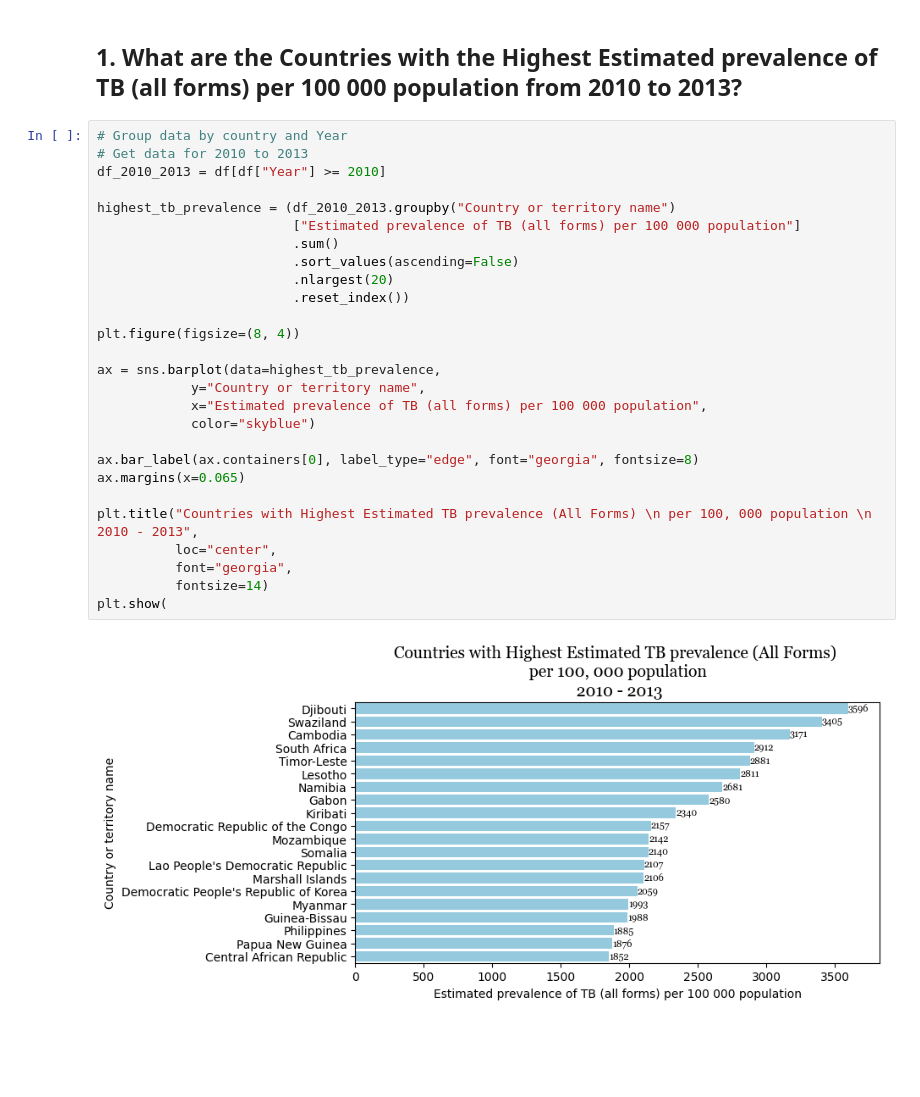
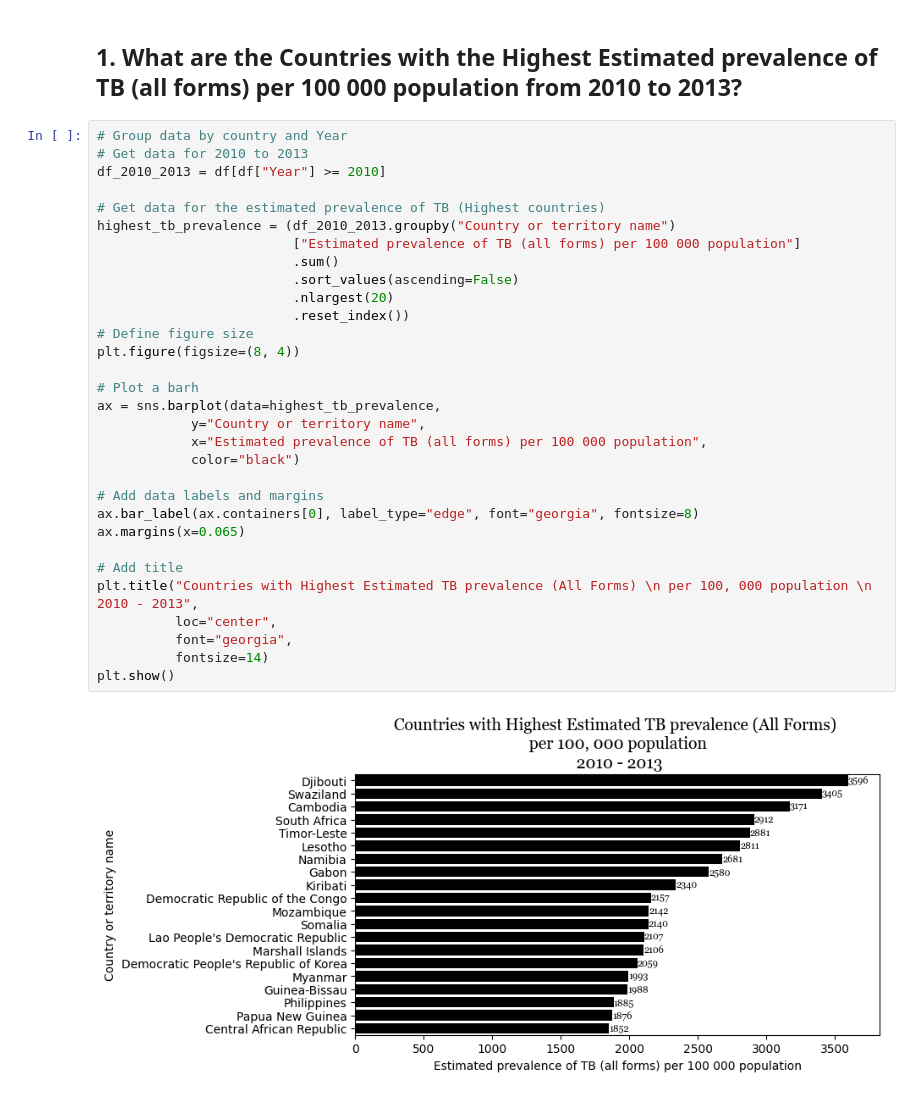
Before and after one commit to murithidenisgitobu/TB-BURDEN-IN-THE-WORLD, a Jupyter notebook: Notebook/TB.ipynb, the cells around one changed output. Saved outputs shown, nothing was run; the diff lists cells and outputs as text; blank space fills up the shorter version.

```diff
--- a/Notebook/TB.ipynb
+++ b/Notebook/TB.ipynb
@@ -287,29 +287,33 @@ for col in high_card_data.columns:
 # %%
 # Group data by country and Year
 # Get data for 2010 to 2013
 df_2010_2013 = df[df["Year"] >= 2010]
 
+# Get data for the estimated prevalence of TB (Highest countries)
 highest_tb_prevalence = (df_2010_2013.groupby("Country or territory name")
                          ["Estimated prevalence of TB (all forms) per 100 000 population"]
                          .sum()
                          .sort_values(ascending=False)
                          .nlargest(20)
                          .reset_index())
-
+# Define figure size
 plt.figure(figsize=(8, 4))
 
+# Plot a barh
 ax = sns.barplot(data=highest_tb_prevalence,
             y="Country or territory name",
             x="Estimated prevalence of TB (all forms) per 100 000 population",
-            color="skyblue")
+            color="black")
 
+# Add data labels and margins
 ax.bar_label(ax.containers[0], label_type="edge", font="georgia", fontsize=8)
 ax.margins(x=0.065)
 
+# Add title
 plt.title("Countries with Highest Estimated TB prevalence (All Forms) \n per 100, 000 population \n 2010 - 2013",
           loc="center",
           font="georgia",
           fontsize=14)
-plt.show(
+plt.show()
 # %% [output]
-[figure, old version]
+[figure, new version]
```
Also changed, not shown: parts of 3 cells of this notebook.
